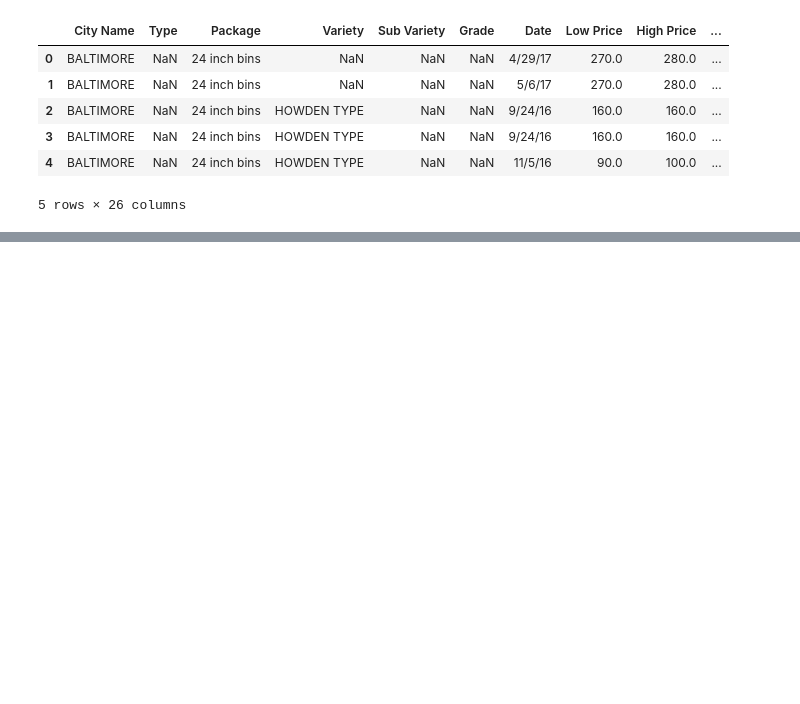
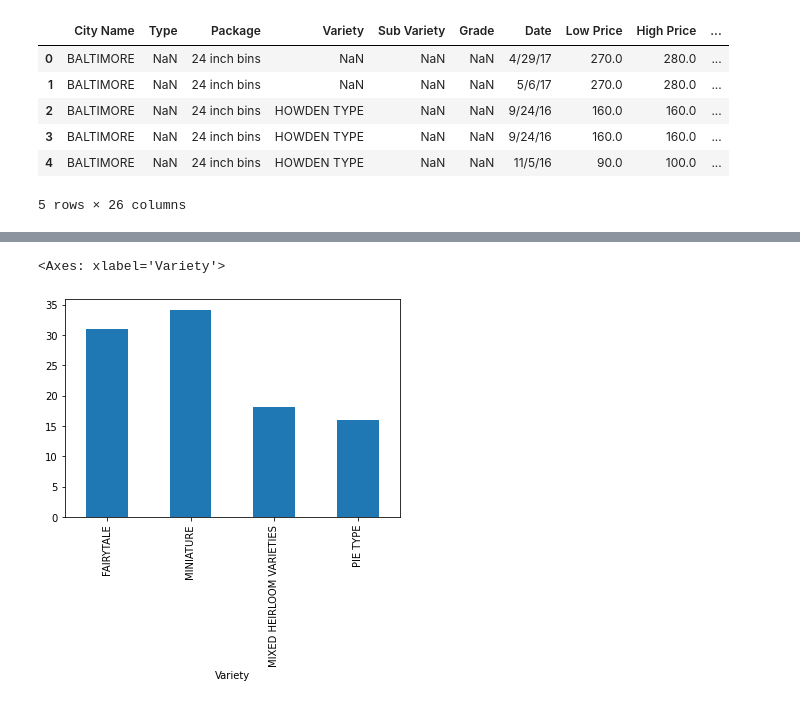
Before and after one commit to mhmahmuud/ArewaDs_Machine_Learning_Assignment, a Jupyter notebook: weekly_four/notebook.ipynb, the cells around one changed output, grey strips where cells are left out. Cells and saved outputs as stored; diff of their text form; code cells hidden in the pictures; blank space fills up the shorter version.

```diff
--- a/weekly_four/notebook.ipynb
+++ b/weekly_four/notebook.ipynb
@@ -136,0 +103,5 @@ print(auc)
+# %%
+new_pumpkins.groupby('Variety')['Price'].mean().plot(kind='bar')
+# %% [output]
+<Axes: xlabel='Variety'>
+[figure, added]
```
Also changed, not shown: parts of 32 cells of this notebook.
